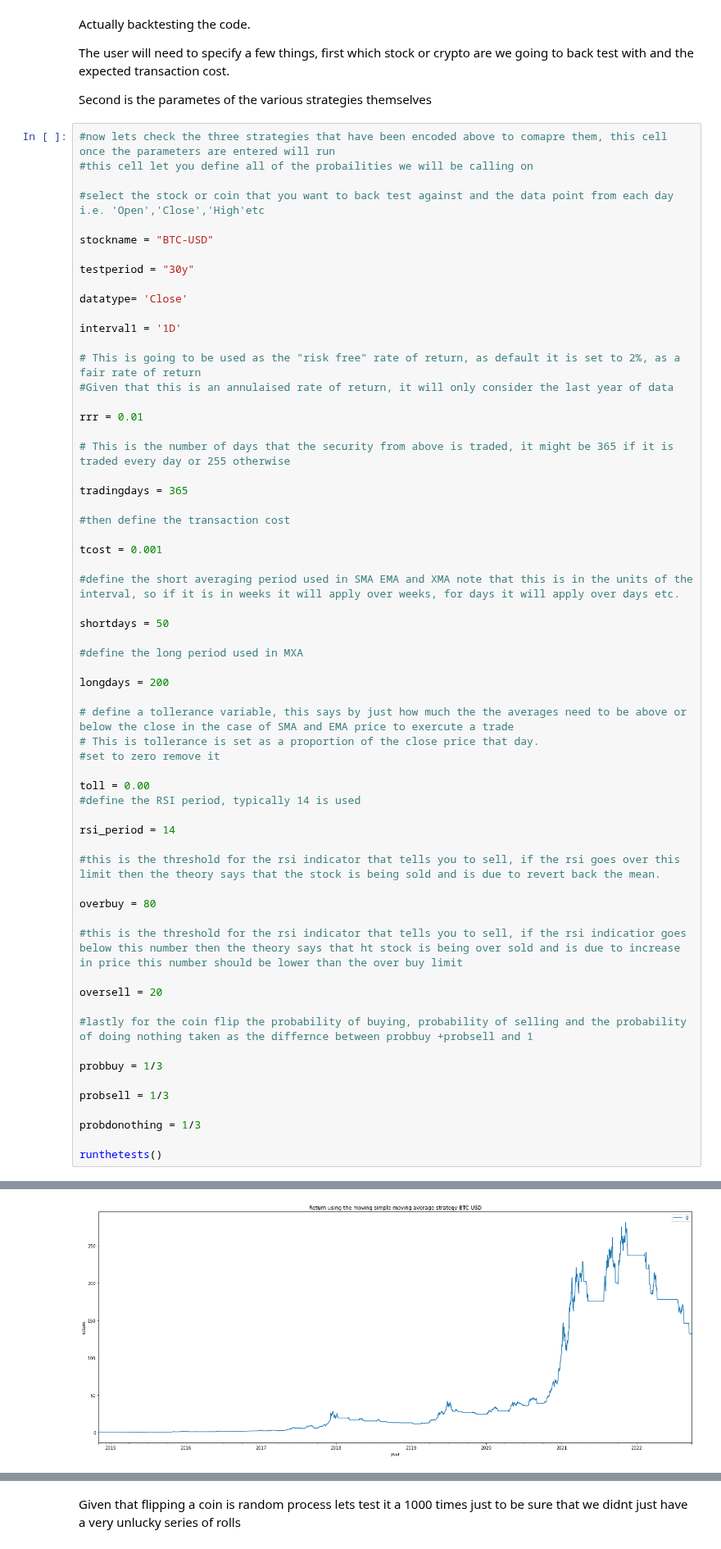
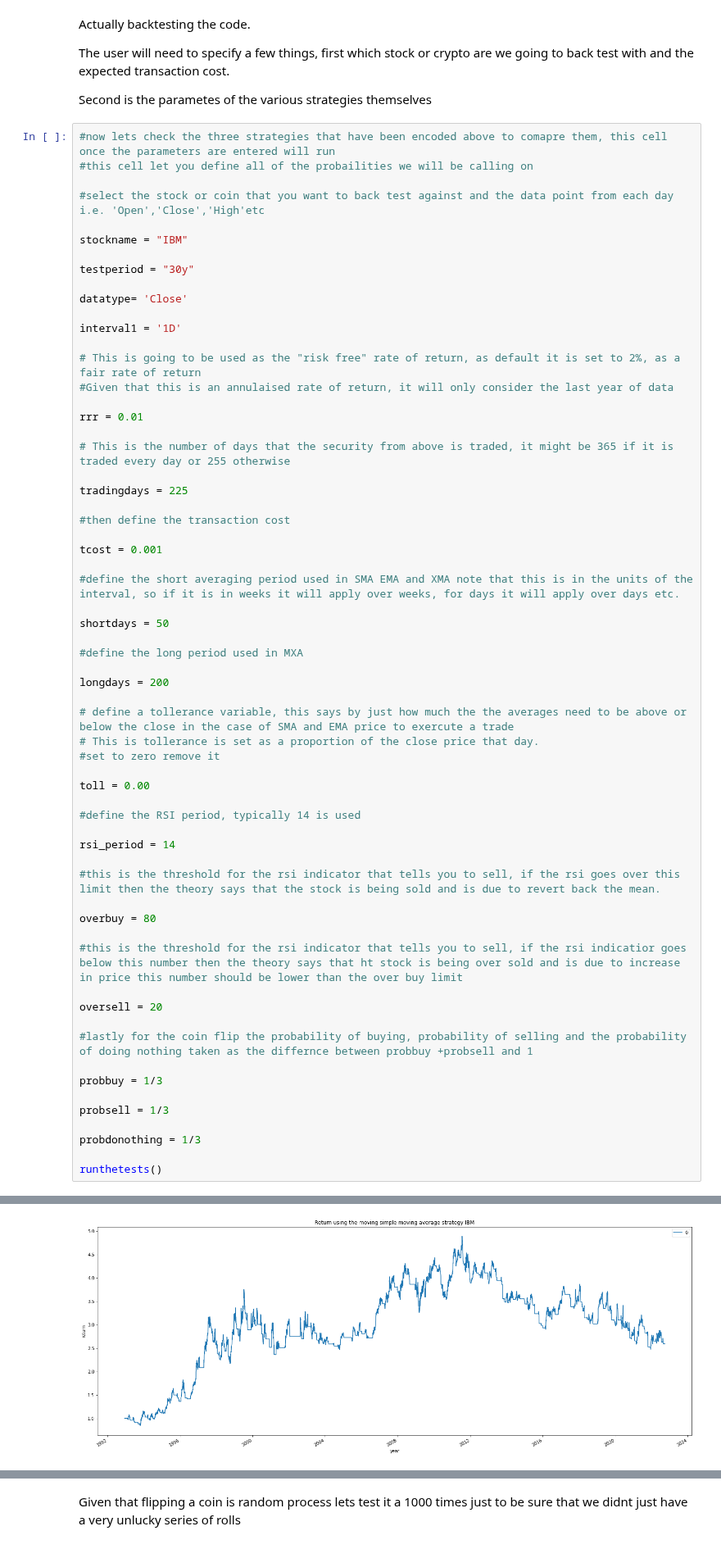
Before and after one commit to suf102/Trading-strategy-backtester, a Jupyter notebook: TA_backtester.ipynb, the cells around one changed output, grey strips where cells are left out. Shown at 82% size. Saved outputs shown, nothing was run; the diff lists cells and outputs as text.

```diff
--- a/TA_backtester.ipynb
+++ b/TA_backtester.ipynb
@@ -424,7 +424,7 @@ Second is the parametes of the various strategies themselves
 
 #select the stock or coin that you want to back test against and the data point from each day i.e. 'Open','Close','High'etc
 
-stockname = "BTC-USD"
+stockname = "IBM"
 
 testperiod = "30y"
 
@@ -439,7 +439,7 @@ rrr = 0.01
 
 # This is the number of days that the security from above is traded, it might be 365 if it is traded every day or 255 otherwise
 
-tradingdays = 365
+tradingdays = 225
 
 #then define the transaction cost
 
@@ -458,6 +458,7 @@ longdays = 200
 #set to zero remove it
 
 toll = 0.00
+
 #define the RSI period, typically 14 is used
 
 rsi_period = 14
@@ -498 +499 @@ Sharpe ratio of coinflips -0.6244364576710184
-[figure, old version]
+[figure, new version]
```
Also changed, not shown: parts of 2 cells of this notebook.
